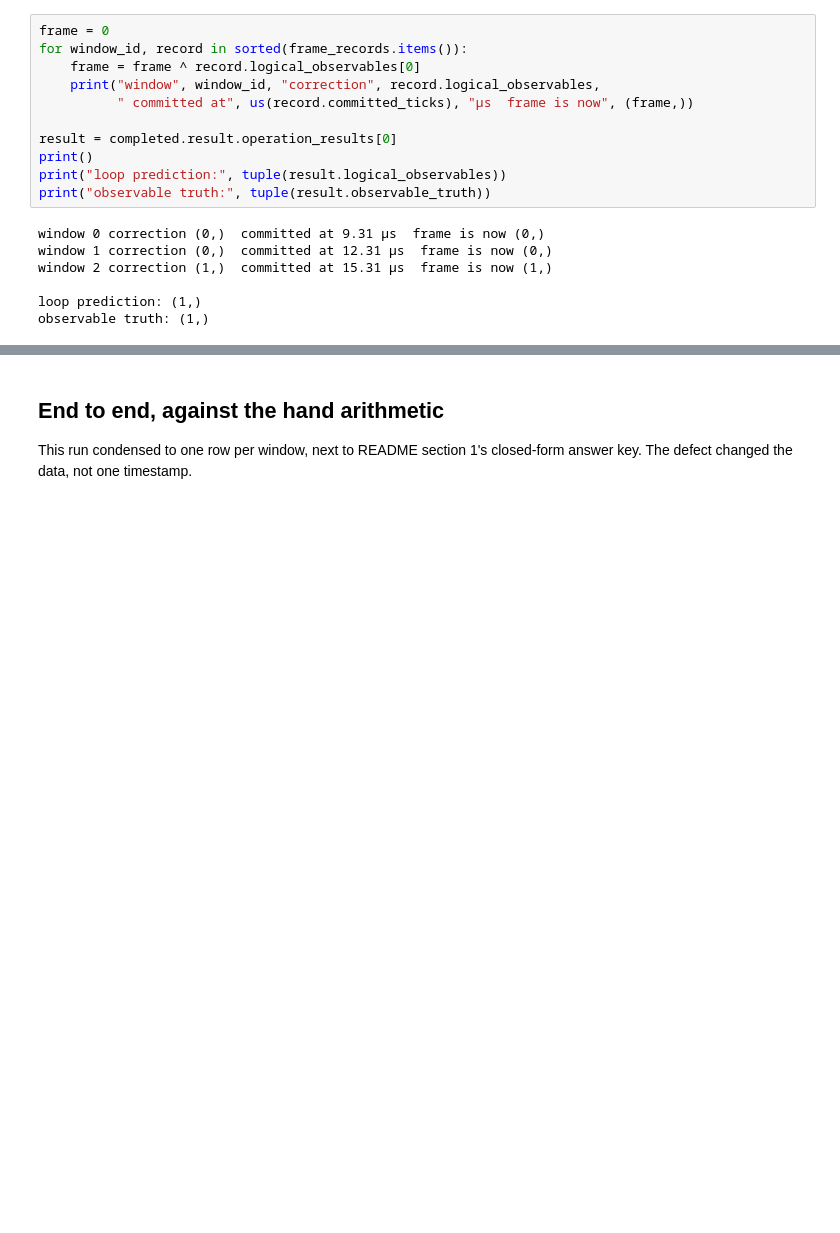
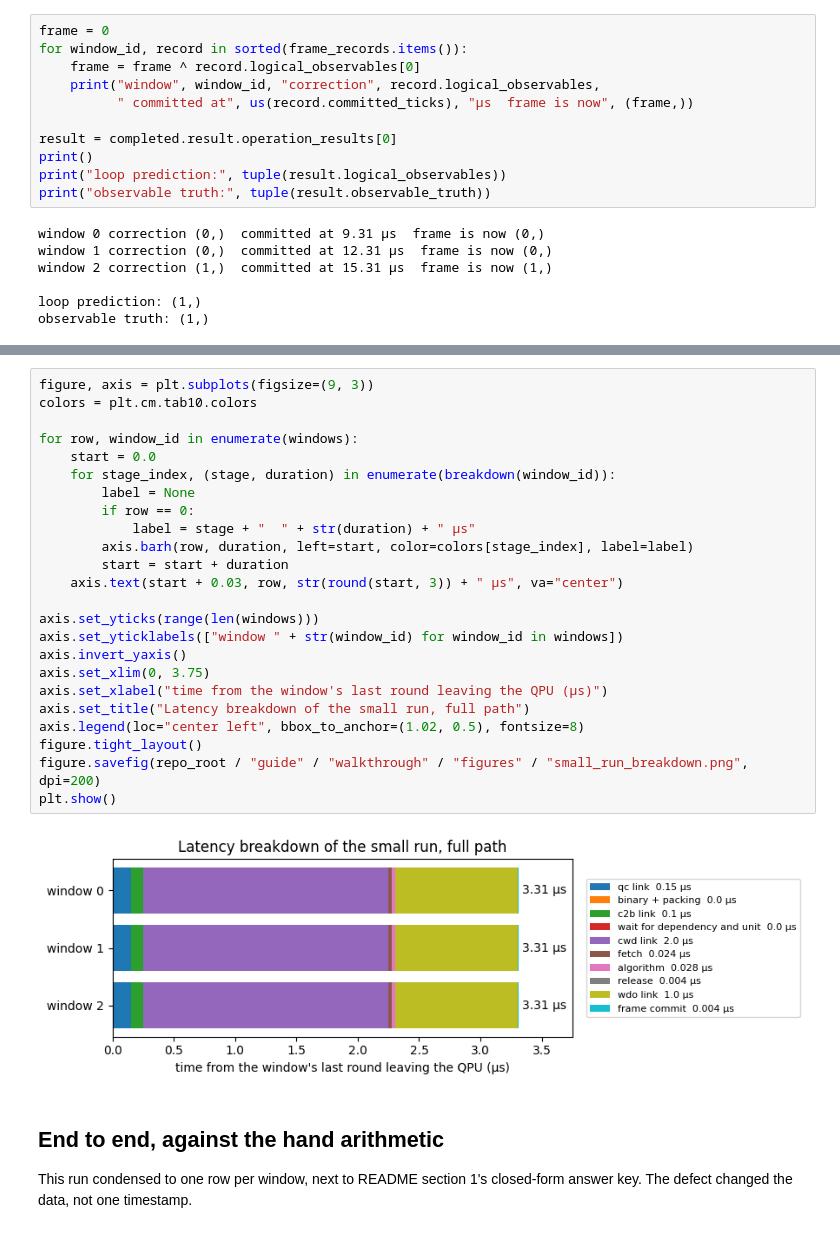
Before and after one commit to Subashkatel/decsim, a Jupyter notebook: guide/walkthrough/small_run.ipynb, the cells around one changed output, grey strips where cells are left out. Drawn from its saved outputs; the diff is of its cells as text; blank space fills up the shorter version.

Commit message:
guide: full-path latency breakdown plot for the small run, in the notebook and figures/

```diff
--- a/guide/walkthrough/small_run.ipynb
+++ b/guide/walkthrough/small_run.ipynb
@@ -479,3 +534,29 @@ observable truth: (1,)
+# %%
+figure, axis = plt.subplots(figsize=(9, 3))
+colors = plt.cm.tab10.colors
+
+for row, window_id in enumerate(windows):
+    start = 0.0
+    for stage_index, (stage, duration) in enumerate(breakdown(window_id)):
+        label = None
+        if row == 0:
+            label = stage + "  " + str(duration) + " µs"
+        axis.barh(row, duration, left=start, color=colors[stage_index], label=label)
+        start = start + duration
+    axis.text(start + 0.03, row, str(round(start, 3)) + " µs", va="center")
+
+axis.set_yticks(range(len(windows)))
+axis.set_yticklabels(["window " + str(window_id) for window_id in windows])
+axis.invert_yaxis()
+axis.set_xlim(0, 3.75)
+axis.set_xlabel("time from the window's last round leaving the QPU (µs)")
+axis.set_title("Latency breakdown of the small run, full path")
+axis.legend(loc="center left", bbox_to_anchor=(1.02, 0.5), fontsize=8)
+figure.tight_layout()
+figure.savefig(repo_root / "guide" / "walkthrough" / "figures" / "small_run_breakdown.png", dpi=200)
+plt.show()
+# %% [output]
+[figure, added]
 # %% [markdown]
 ## End to end, against the hand arithmetic
 
```
Also changed, not shown: parts of 2 cells of this notebook, 1 other file.
